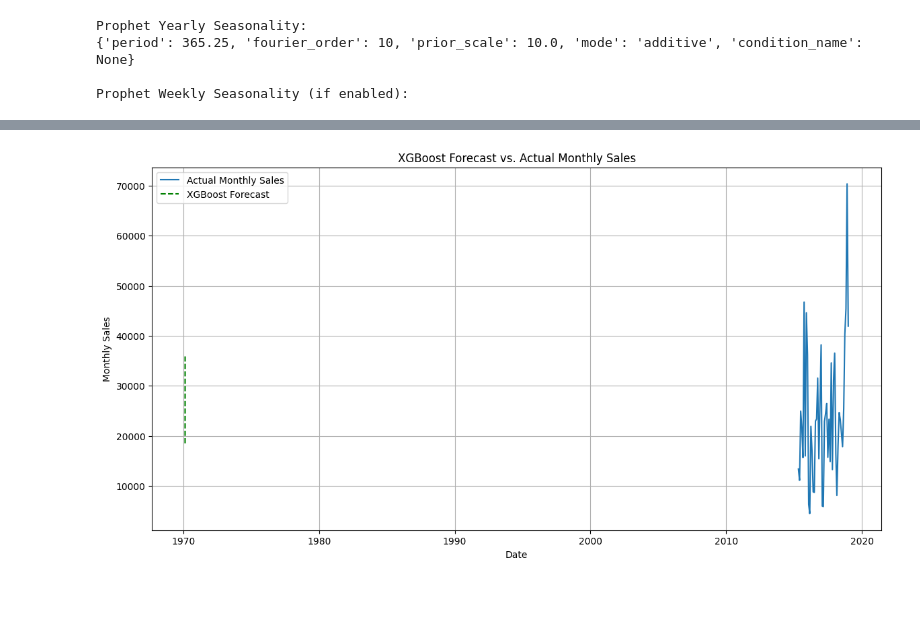
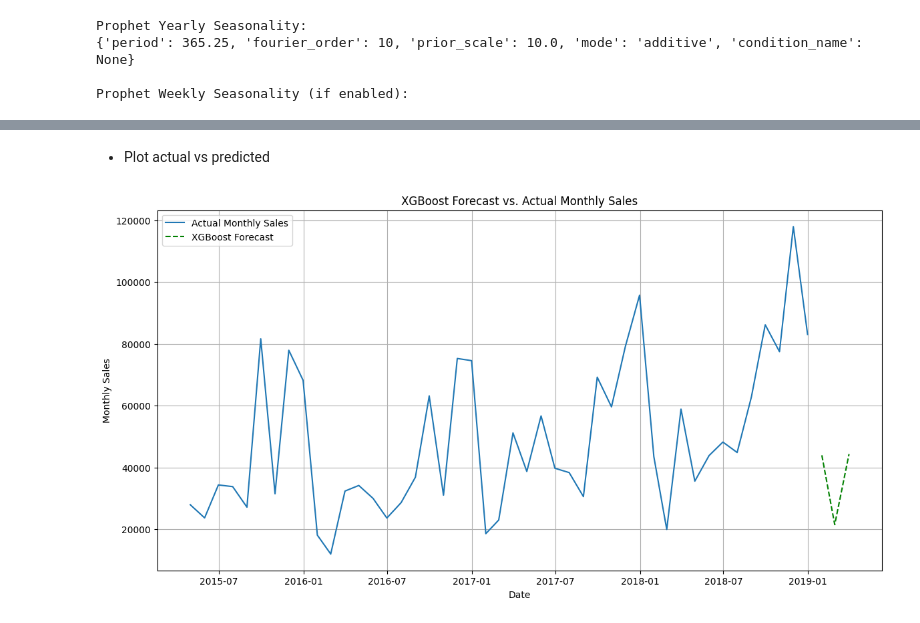
Before and after one commit to Optimus0205/Sales-Forecasting, a Jupyter notebook: analysis.ipynb, the cells around one changed output, grey strips where cells are left out. Drawn from its saved outputs; the diff is of its cells as text; code cells hidden in the pictures; blank space fills up the shorter version.

Commit message:
SALES FORECASTING

```diff
--- a/analysis.ipynb
+++ b/analysis.ipynb
@@ -435,6 +482,6 @@ Series is likely stationary (reject H0)
 # %%
 # Apply first-order differencing to the 'Monthly Sales' series
-df_monthly_sales_indexed['Monthly Sales Differenced'] = df_monthly_sales_indexed['Monthly Sales'].diff().dropna()
+#df_monthly_sales_indexed['Monthly Sales Differenced'] = df_monthly_sales_indexed['Monthly Sales'].diff().dropna()
 
-print('First-Order Differenced Monthly Sales (first 5 rows):')
-df_monthly_sales_indexed['Monthly Sales Differenced'].head()
+#rint('First-Order Differenced Monthly Sales (first 5 rows):')
+#df_monthly_sales_indexed['Monthly Sales Differenced'].head()
@@ -489,0 +523,18 @@ Requirement already satisfied: six>=1.5 in /usr/local/lib/python3.12/dist-packag
+# %%
+import pmdarima as pm
+
+monthly_sales = df_monthly_sales_indexed['Monthly Sales']
+
+# Run auto_arima with daily seasonality (m=12)
+auto_model = pm.auto_arima(
+    monthly_sales,
+    seasonal=True,
+    m=12,
+    stepwise=True,
+    trace=True,
+    error_action='ignore',
+    suppress_warnings=True
+)
+
+# View best model details
+print("Best SARIMA model:", auto_model.summary())
@@ -714,0 +826,6 @@ RMSE for XGBoost model: 25345.68
+# %%
+from sklearn.model_selection import train_test_split
+
+X_train,X_test,y_train,y_test=train_test_split(X,y,test_size=0.2,random_state=42)
+
+X_train.shape,X_test.shape,y_train.shape,y_test.shape
@@ -714,0 +834,6 @@ RMSE for XGBoost model: 25345.68
+# %%
+import xgboost as xgb
+
+# Initialize and train XGBoost Regressor model
+model_xgb = xgb.XGBRegressor(n_estimators=500, learning_rate=0.03, max_depth=3, early_stopping_rounds=50)
+model_xgb.fit(X_train, y_train, eval_set=[(X_train, y_train),(X_test,y_test)], verbose=50)
@@ -715,13 +920,15 @@ RMSE for XGBoost model: 25345.68
+# %% [markdown]
+- Plot actual vs predicted
 # %%
 # Plot actual vs. predicted sales for XGBoost
 plt.figure(figsize=(14, 7))
 plt.plot(df_ml['ds'], df_ml['y'], label='Actual Monthly Sales')
-plt.plot(X_test.index, xgb_predictions, label='XGBoost Forecast', color='green', linestyle='--')
+plt.plot(xgboost_forecast.index, xgboost_forecast['XGBoost_Predicted_Sales'], label='XGBoost Forecast', color='green', linestyle='--')
 plt.title('XGBoost Forecast vs. Actual Monthly Sales')
 plt.xlabel('Date')
 plt.ylabel('Monthly Sales')
 plt.legend()
 plt.grid(True)
 plt.show()
 # %% [output]
-[figure, old version]
+[figure, new version]
```
Also changed, not shown: parts of 101 cells of this notebook.
